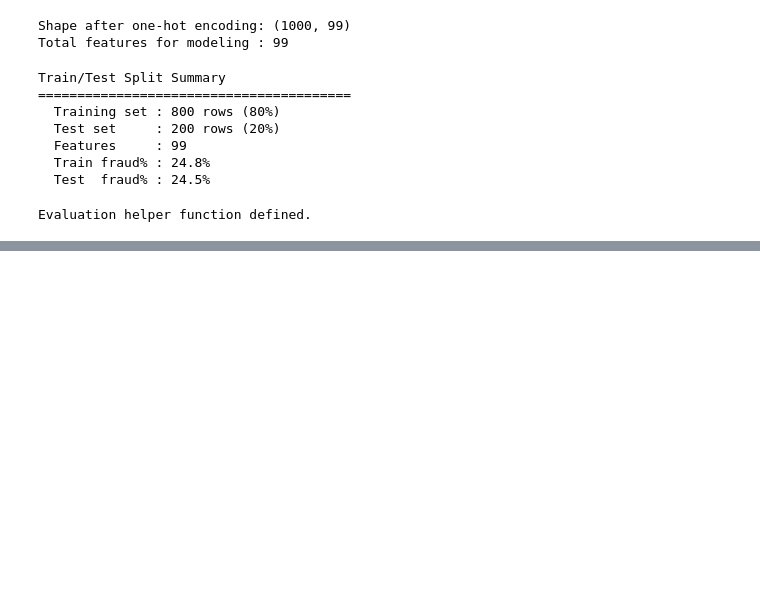
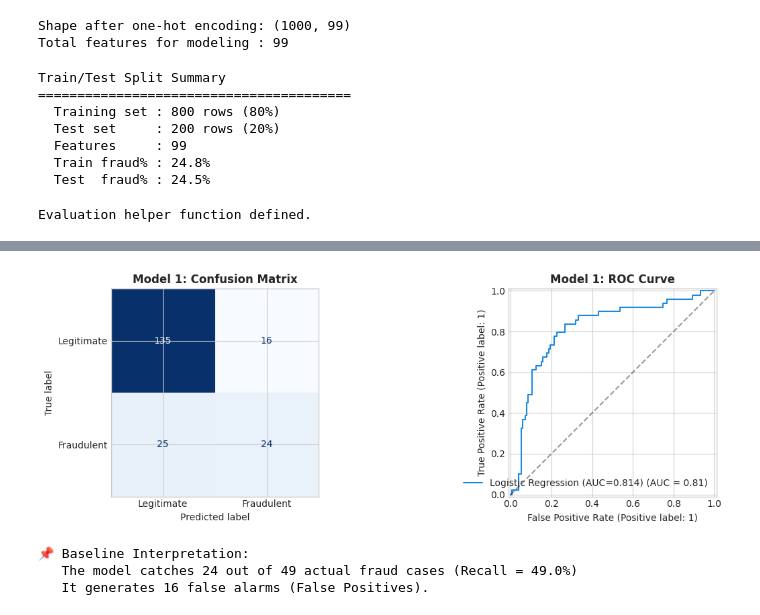
Before and after one commit to Alanmuchiri/Fraud-Detection-Analysis, a Jupyter notebook: main.ipynb, the cells around one changed output, grey strips where cells are left out. Cells and saved outputs as stored; diff of their text form; code cells hidden in the pictures; blank space fills up the shorter version.

Commit message:
Model 1 Evaluation

```diff
--- a/main.ipynb
+++ b/main.ipynb
@@ -473,0 +484,4 @@ Evaluation helper function defined.
+# %%
+lr_base = LogisticRegression(max_iter=1000, random_state=42)
+m1 = evaluate_model('Model 1: Baseline Logistic Regression',
+                    lr_base, X_train_sc, X_test_sc, y_train, y_test)
@@ -473,0 +498,28 @@ Evaluation helper function defined.
+# %%
+# ── Confusion matrix ─────────────────────────────────────────────
+fig, axes = plt.subplots(1, 2, figsize=(13, 4))
+
+# Confusion matrix
+cm = confusion_matrix(y_test, m1['test_pred'])
+disp = ConfusionMatrixDisplay(cm, display_labels=['Legitimate', 'Fraudulent'])
+disp.plot(ax=axes[0], colorbar=False, cmap='Blues')
+axes[0].set_title('Model 1: Confusion Matrix', fontsize=12, fontweight='bold')
+
+# ROC curve
+RocCurveDisplay.from_predictions(y_test, m1['test_prob'], ax=axes[1],
+                                  name=f"Logistic Regression (AUC={m1['roc_auc']:.3f})",
+                                  color=COLOR_LEGIT)
+axes[1].plot([0,1],[0,1], 'k--', alpha=0.4)
+axes[1].set_title('Model 1: ROC Curve', fontsize=12, fontweight='bold')
+
+plt.tight_layout()
+plt.show()
+
+print("\n📌 Baseline Interpretation:")
+print(f"   The model catches {cm[1,1]} out of {cm[1,0]+cm[1,1]} actual fraud cases (Recall = {m1['recall']:.1%})")
+print(f"   It generates {cm[0,1]} false alarms (False Positives).")
+# %% [output]
+[figure, added]
+📌 Baseline Interpretation:
+   The model catches 24 out of 49 actual fraud cases (Recall = 49.0%)
+   It generates 16 false alarms (False Positives).
```
Also changed, not shown: parts of 3 cells of this notebook.
